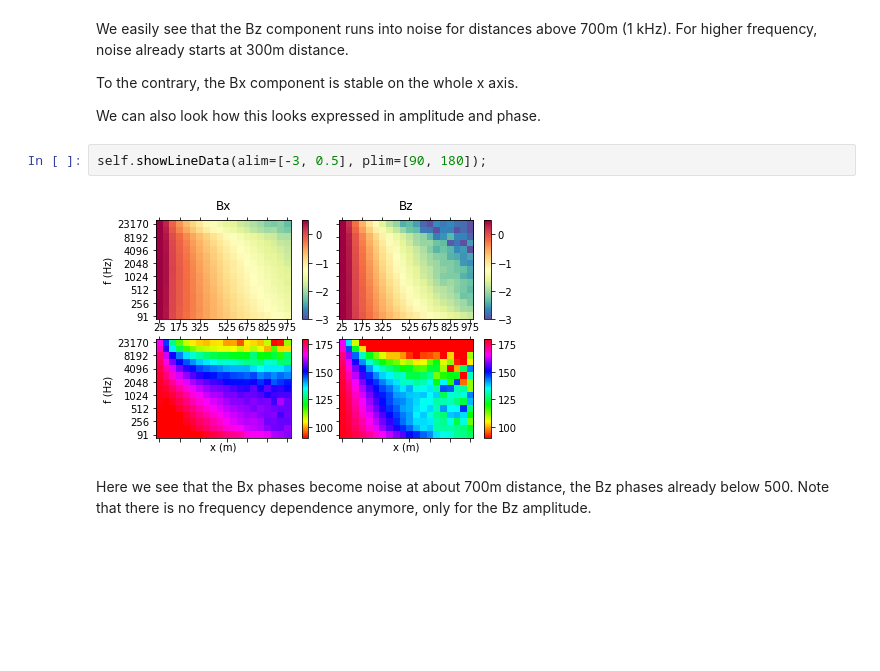
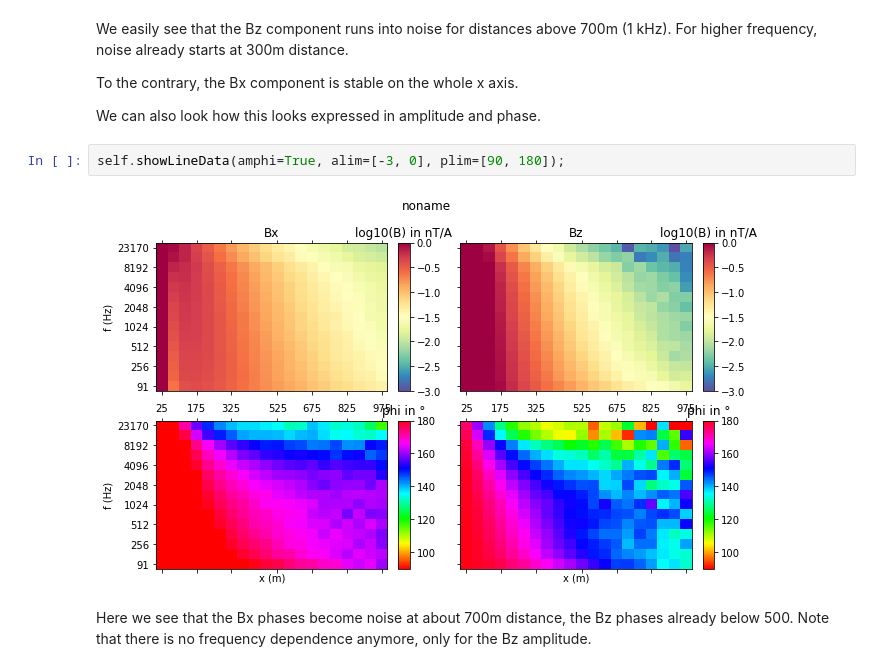
Before and after one commit to LIAG-S2/SAEM, a Jupyter notebook: examples/SimpleModelling.ipynb, the cells around one changed output. Cells and saved outputs as stored; diff of their text form; blank space fills up the shorter version.

```diff
--- a/examples/SimpleModelling.ipynb
+++ b/examples/SimpleModelling.ipynb
@@ -85,9 +85,9 @@ To the contrary, the Bx component is stable on the whole x axis.
 
 We can also look how this looks expressed in amplitude and phase.
 # %%
-self.showLineData(alim=[-3, 0.5], plim=[90, 180]);
+self.showLineData(amphi=True, alim=[-3, 0], plim=[90, 180]);
 # %% [output]
-[figure, old version]
+[figure, new version]
 # %% [markdown]
 Here we see that the Bx phases become noise at about 700m distance, the Bz phases already below 500. Note that there is no frequency dependence anymore, only for the Bz amplitude.
 # %%
```
Also changed, not shown: parts of 11 cells of this notebook, 3 other files.
